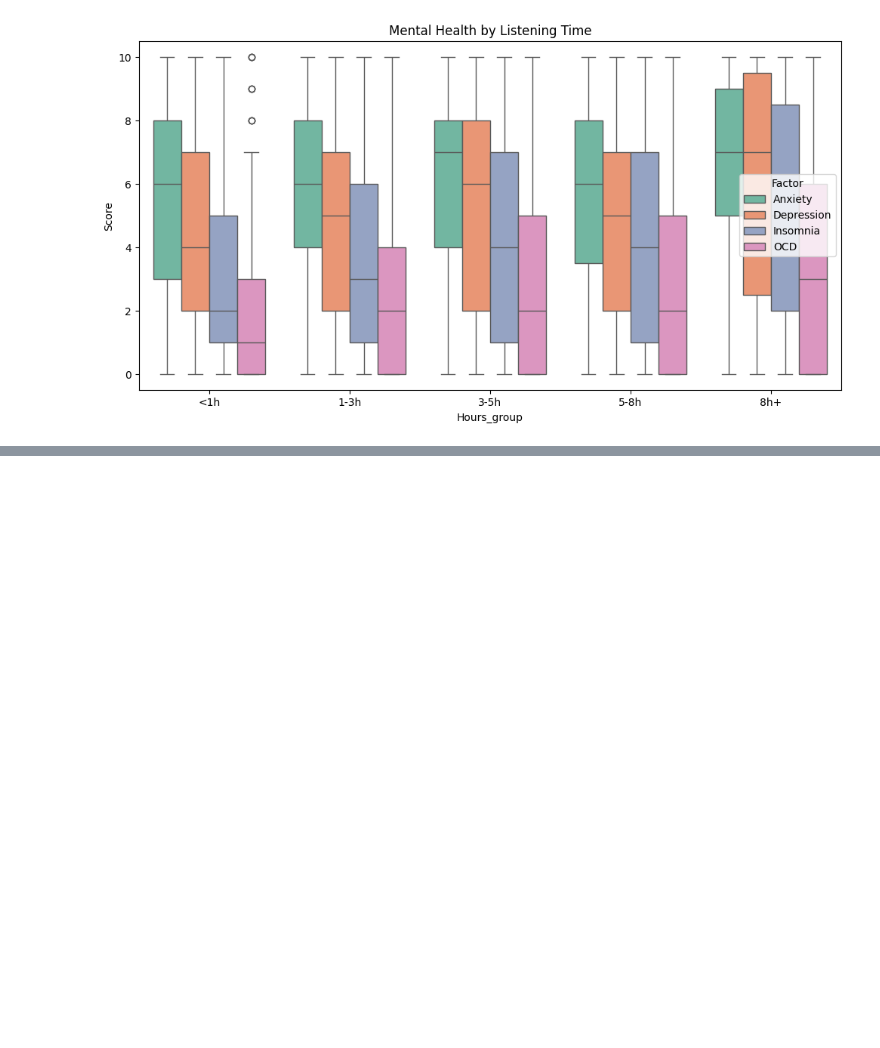
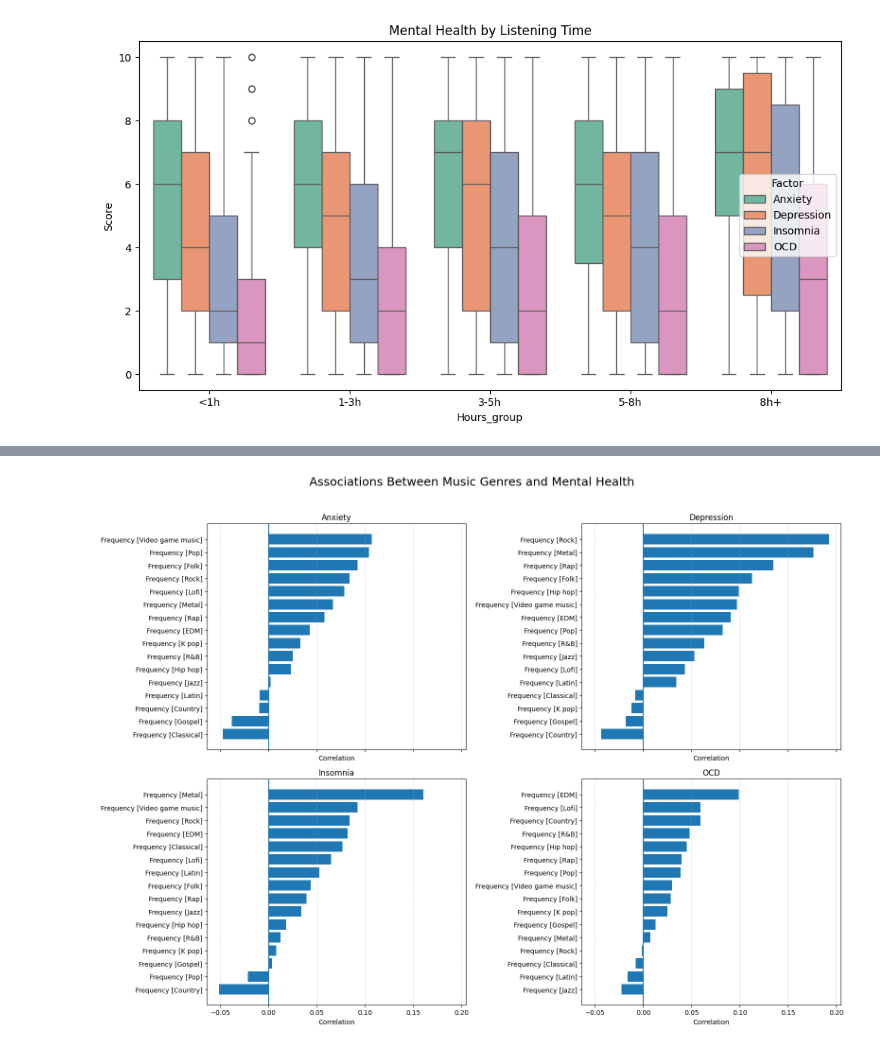
Before and after one commit to lrondal/I-am-hungry, a Jupyter notebook: project_dataVis_Letort_Rondal.ipynb, the cells around one changed output, grey strips where cells are left out. Saved outputs shown, nothing was run; the diff lists cells and outputs as text; code cells hidden in the pictures; blank space fills up the shorter version.

```diff
--- a/project_dataVis_Letort_Rondal.ipynb
+++ b/project_dataVis_Letort_Rondal.ipynb
@@ -620,0 +645,18 @@ plt.show()
+# %%
+fig, axes = plt.subplots(2, 2, figsize=(16, 12), sharex=True)
+axes = axes.flatten()
+
+for i, m in enumerate(mental):
+    data = corr[m].loc[music_cols].sort_values()
+
+    axes[i].barh(data.index, data.values)
+    axes[i].set_title(m)
+    axes[i].set_xlabel("Correlation")
+    axes[i].grid(axis="x", linestyle="--", alpha=0.5)
+    axes[i].axvline(0)
+
+plt.suptitle("Associations Between Music Genres and Mental Health", fontsize=18)
+plt.tight_layout(rect=[0, 0, 1, 0.96])
+plt.show()
+# %% [output]
+[figure, added]
```
Also changed, not shown: parts of 2 cells of this notebook.
